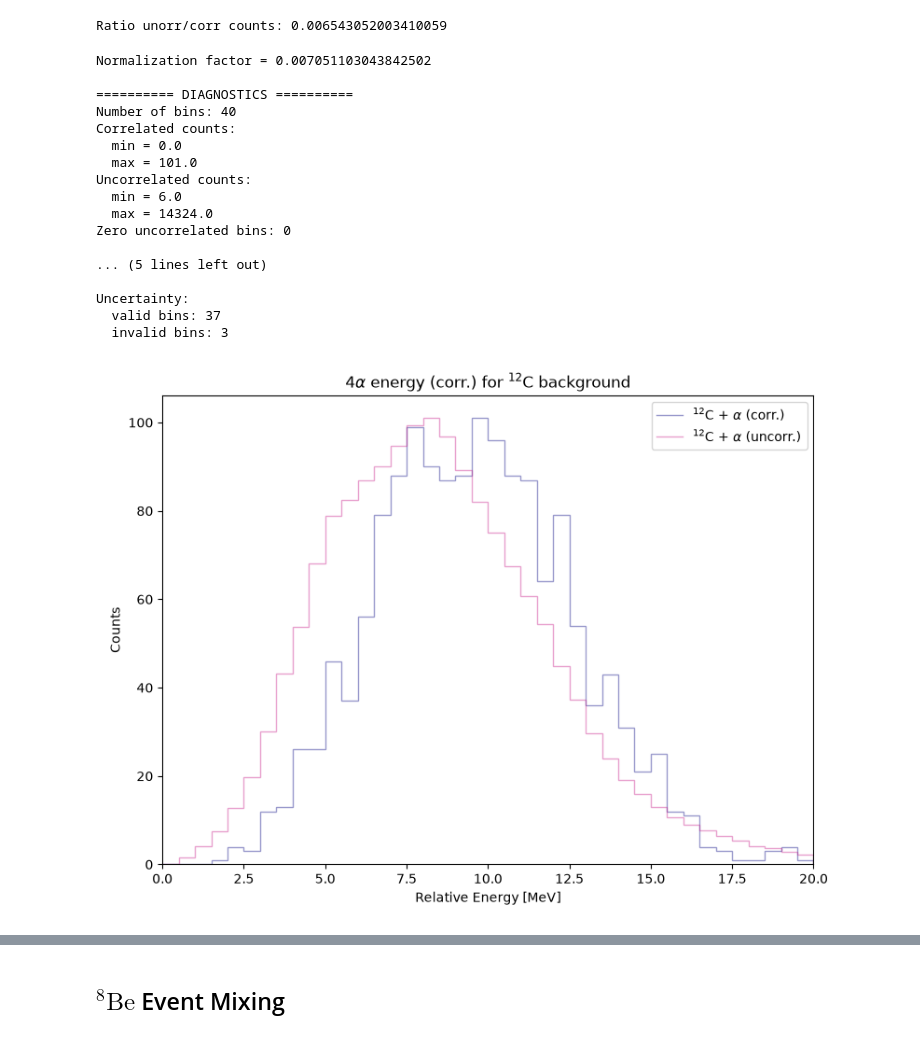
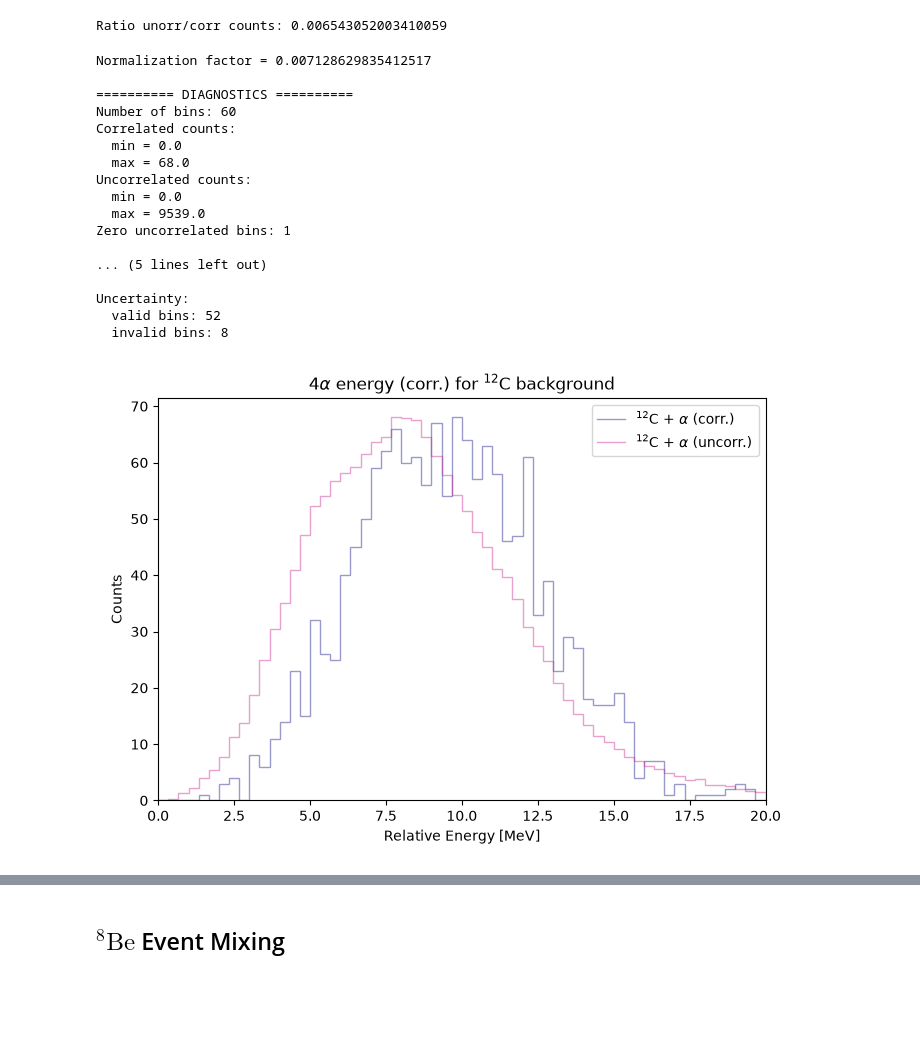
Before and after one commit to singhp99/spyral_notebooks, a Jupyter notebook: event_mixing.ipynb, the cells around one changed output, grey strips where cells are left out. Drawn from its saved outputs; the diff is of its cells as text; code cells hidden in the pictures; blank space fills up the shorter version.

```diff
--- a/event_mixing.ipynb
+++ b/event_mixing.ipynb
@@ -115,12 +115,14 @@ Beam energy after IC (2 windows + gas): 161.0 MeV
 Beam energy range in AT-TPC: 161.0-110.84634259864373 MeV
 # %%
 grammer = Histogrammer()
-grammer.add_hist1d('inv_12c_correlated', 40, (0, 20.0))
-grammer.add_hist1d('inv_12c_uncorrelated', 40, (0, 20.0))
-grammer.add_hist1d('inv_8be_correlated', 40, (0, 20))
-grammer.add_hist1d('inv_8be_uncorrelated', 40, (0, 20))
-grammer.add_hist1d('inv_8be_uncorrelated_method2',40, (0, 20))
-grammer.add_hist1d('inv_8be_correlated_method2', 40, (0, 20))
+grammer.add_hist1d('inv_12c_correlated', 60, (0, 20.0))
+grammer.add_hist1d('inv_12c_uncorrelated', 60, (0, 20.0))
+grammer.add_hist1d('inv_8be_correlated', 60, (0, 20))
+grammer.add_hist1d('inv_8be_uncorrelated', 60, (0, 20))
+grammer.add_hist1d('inv_8be_uncorrelated_method2', 60, (0, 20))
+grammer.add_hist1d('inv_8be_correlated_method2', 60, (0, 20))
+grammer.add_hist1d('inv_20Ne_correlated_method2', 60, (0, 20))
+grammer.add_hist1d('inv_20Ne_uncorrelated_method2', 60, (0, 20))
 # %%
 concat_df = None
 
@@ -414,7 +416,7 @@ print("\nUncertainty:")
 print("  valid bins:", np.sum(error_mask))
 print("  invalid bins:", np.sum(~error_mask))
 
-fig, ax = plt.subplots(figsize=(8, 6))
+fig, ax = plt.subplots(figsize=(7, 5))
 
 ax.stairs(
     corr,
@@ -468,7 +470,7 @@ plt.show()
 
 plot_mask = np.isfinite(W)
 
-fig, ax = plt.subplots(figsize=(8, 6))
+fig, ax = plt.subplots(figsize=(7, 5))
 
 ax.scatter(
     energy[plot_mask],
@@ -489,39 +491,39 @@ ax.errorbar(
     alpha=0.6
 )
 
 ax.axhline(
     y=1,
     linestyle="--",
     color="mediumvioletred",
     linewidth=1.5,
     label=r"$W(E)=1$"
 )
 
 ax.set_xlabel("Relative Energy [MeV]")
 ax.set_ylabel(r"$W(E)$")
 ax.set_title(r"Correlation function $4\alpha$")
 ax.set_xlim(0, 10)
 ax.set_ylim(0, 2)
 ax.legend()
 
 plt.tight_layout()
 plt.show()
 # %% [output]
-Normalization factor = 0.007051103043842502
+Normalization factor = 0.007128629835412517
 
 ========== DIAGNOSTICS ==========
-Number of bins: 40
+Number of bins: 60
 Correlated counts:
   min = 0.0
-  max = 101.0
+  max = 68.0
 Uncorrelated counts:
-  min = 6.0
-  max = 14324.0
-Zero uncorrelated bins: 0
+  min = 0.0
+  max = 9539.0
+Zero uncorrelated bins: 1
 
 ... (5 lines left out)
 
 Uncertainty:
-  valid bins: 37
-  invalid bins: 3
+  valid bins: 52
+  invalid bins: 8
-[figure, old version]
+[figure, new version]
```
Also changed, not shown: parts of 10 cells of this notebook.
